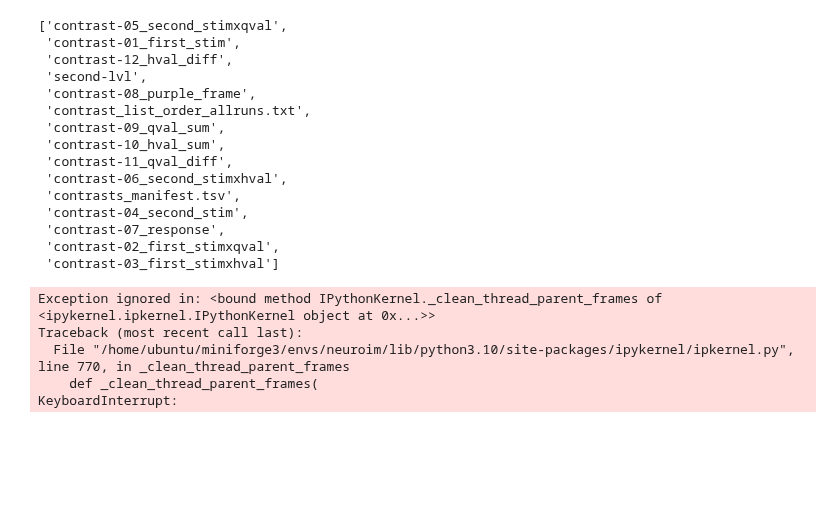
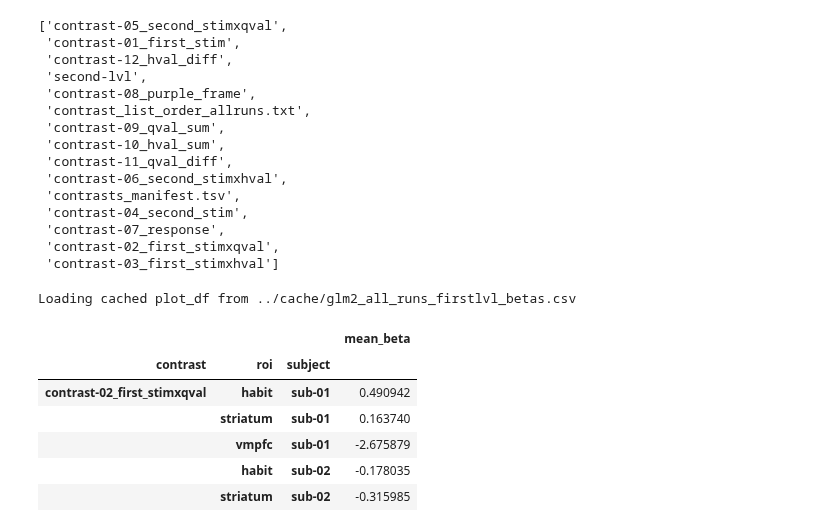
Before and after one commit to hugofluhr/learning-habits-analysis, a Jupyter notebook: results_notebooks/first_lvl_betas.ipynb, the cells around one changed output. Drawn from its saved outputs; the diff is of its cells as text; code cells hidden in the pictures; blank space fills up the shorter version.

```diff
--- a/results_notebooks/first_lvl_betas.ipynb
+++ b/results_notebooks/first_lvl_betas.ipynb
@@ -85,32 +85,43 @@ for contrast in contrasts:
     maps, nii_files = load_data(first_lvl_dir, contrast)
     data[contrast] = {'maps': maps, 'nii_files': nii_files}
 # %%
-# Extract mean beta values for each ROI and plot as bar plots
-roi_means = {roi: [] for roi in masks.keys()}
-subjects = []
+# Path to save/load the DataFrame
+plot_df_path = '../cache/glm2_all_runs_firstlvl_betas.csv'
 
-# Fit once per mask
-for roi, masker in masks.items():
-    masker.fit()
+if os.path.exists(plot_df_path):
+    print(f"Loading cached plot_df from {plot_df_path}")
+    plot_df = pd.read_csv(plot_df_path, index_col=[0,1,2])
+else:
+    # Extract mean beta values for each ROI and plot as bar plots, using in-memory images
+    results = []
+    for contrast in contrasts:
+        imgs = data[contrast]['maps']  # list of Nifti1Image objects
+        nii_files = data[contrast]['nii_files']
+        for i, img in enumerate(imgs):
+            base = os.path.basename(nii_files[i])
+            m = re.search(r'sub-\d+', base)
+            subj = m.group(0) if m else base
+            for roi, masker in masks.items():
+                X = masker.transform([img])  # shape (1, n_voxels)
+                mean_val = np.asarray(X).mean()
+                results.append({
+                    'subject': subj,
+                    'roi': roi,
+                    'contrast': contrast,
+                    'mean_beta': mean_val
+                })
+    plot_df = pd.DataFrame(results)
+    plot_df.set_index(['contrast', 'roi','subject'], inplace=True)
+    plot_df.to_csv(plot_df_path)
+    print(f"Saved plot_df to {plot_df_path}")
 
-roi_means = {roi: [] for roi in masks}
-subjects = []
-
-for contrast in contrasts:
-    nii_files = data[contrast]["nii_files"]
-
-    # record subjects once per contrast (adjust if you don't want repeats across contrasts)
-    subjects.extend([os.path.basename(f) for f in nii_files])
-
-    for roi, masker in masks.items():
-        # Batch: (n_imgs, n_voxels_in_roi)
-        X = masker.transform(nii_files)
-
-        # Mean within ROI per image -> (n_imgs,)
-        roi_means[roi].extend(np.asarray(X).mean(axis=1).tolist())
+plot_df.head()
 # %% [output]
-Exception ignored in: <bound method IPythonKernel._clean_thread_parent_frames of <ipykernel.ipkernel.IPythonKernel object at 0x...>>
-Traceback (most recent call last):
-  File "/home/ubuntu/miniforge3/envs/neuroim/lib/python3.10/site-packages/ipykernel/ipkernel.py", line 770, in _clean_thread_parent_frames
-    def _clean_thread_parent_frames(
-KeyboardInterrupt:
+Loading cached plot_df from ../cache/glm2_all_runs_firstlvl_betas.csv
+|  |  |  | mean_beta |
+| contrast | roi | subject |  |
+| contrast-02_first_stimxqval | habit | sub-01 | 0.490942 |
+|  | striatum | sub-01 | 0.163740 |
+|  | vmpfc | sub-01 | -2.675879 |
+|  | habit | sub-02 | -0.178035 |
+|  | striatum | sub-02 | -0.315985 |
```
Also changed, not shown: parts of 14 cells of this notebook, 1 other file.
